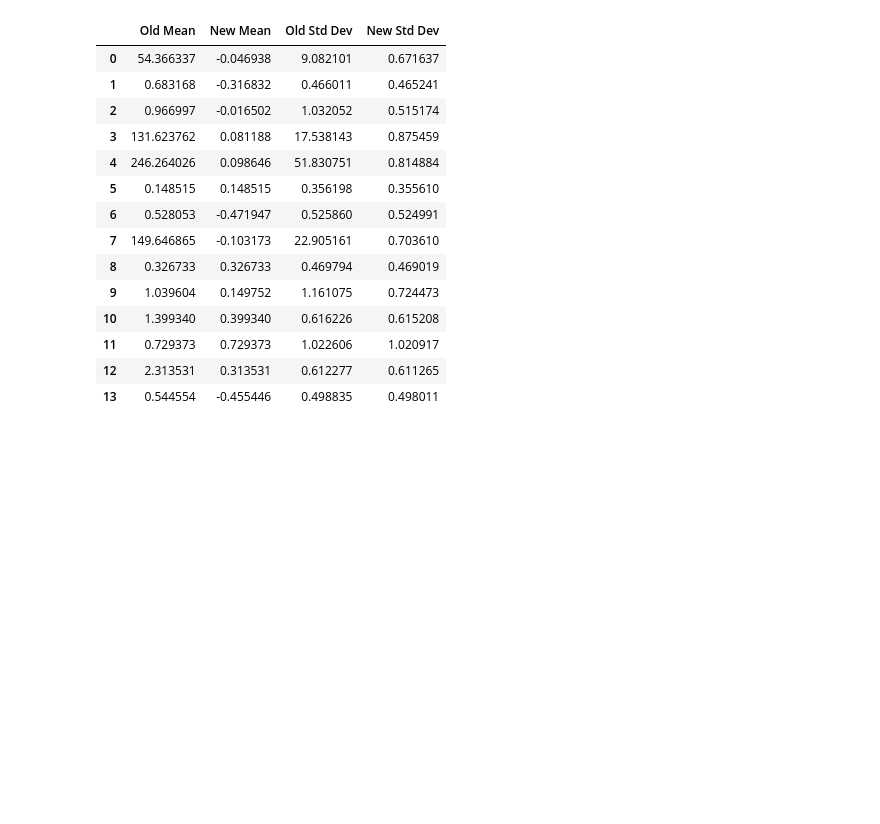
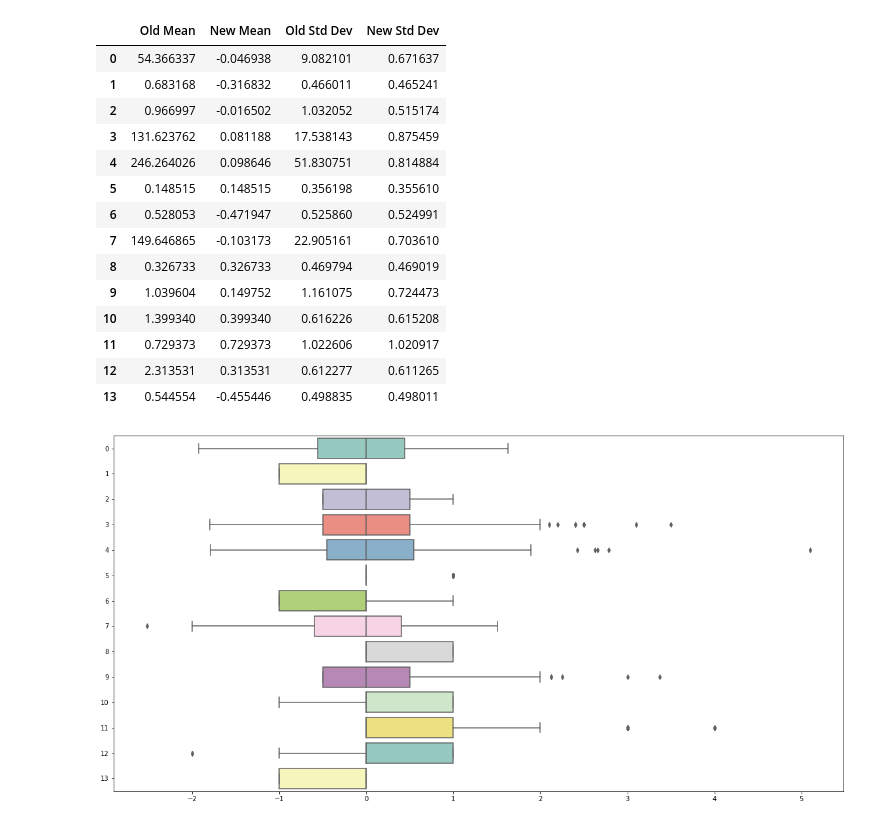
Before and after one commit to catstacks/TDADSAssignments, a Jupyter notebook: Neural_Networks.ipynb, the cells around one changed output. Saved outputs shown, nothing was run; the diff lists cells and outputs as text; code cells hidden in the pictures; blank space fills up the shorter version.

```diff
--- a/Neural_Networks.ipynb
+++ b/Neural_Networks.ipynb
@@ -303,3 +303,9 @@ compare_df
 | 11 | 0.729373 | 0.729373 | 1.022606 | 1.020917 |
 | 12 | 2.313531 | 0.313531 | 0.612277 | 0.611265 |
 | 13 | 0.544554 | -0.455446 | 0.498835 | 0.498011 |
+# %%
+# Plot boxplot for RobustScaler version of heart data to demonstrate that all data is within similar ranges of each other and have maintained individual range integrity.
+plt.figure(figsize=(20,10))
+ax4 = sns.boxplot(data=Rscaled_heart, orient="h", palette="Set3")
+# %% [output]
+[figure, added]
```
Also changed, not shown: parts of 1 cell of this notebook.
